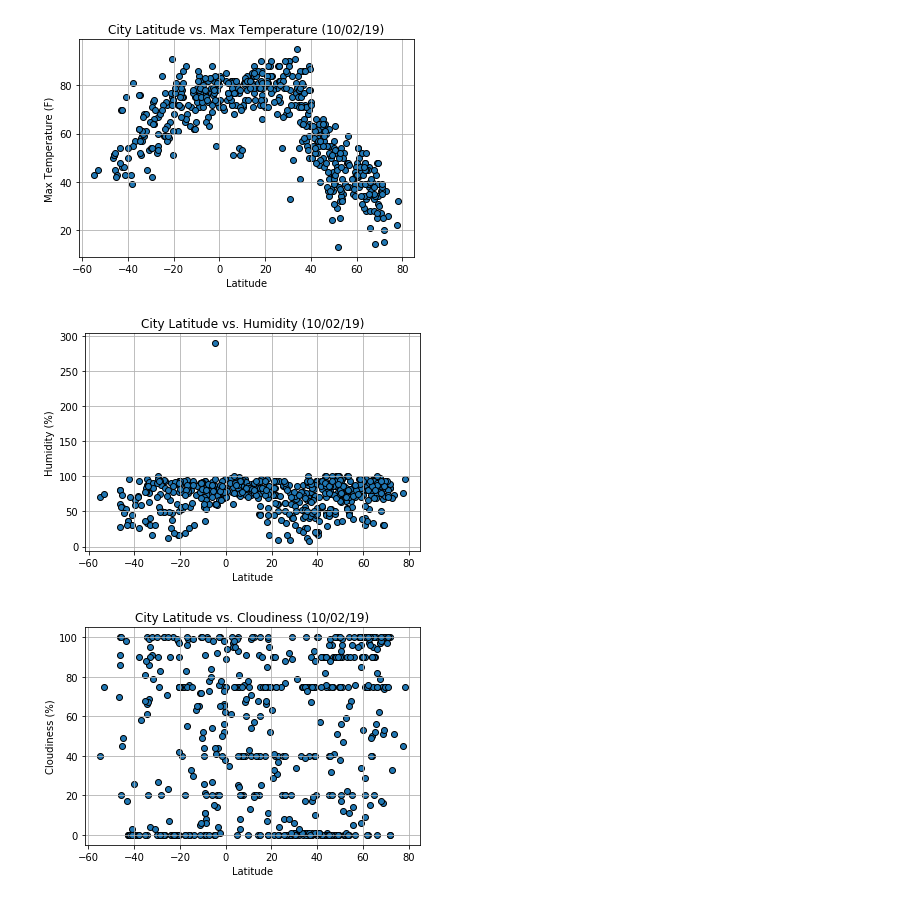
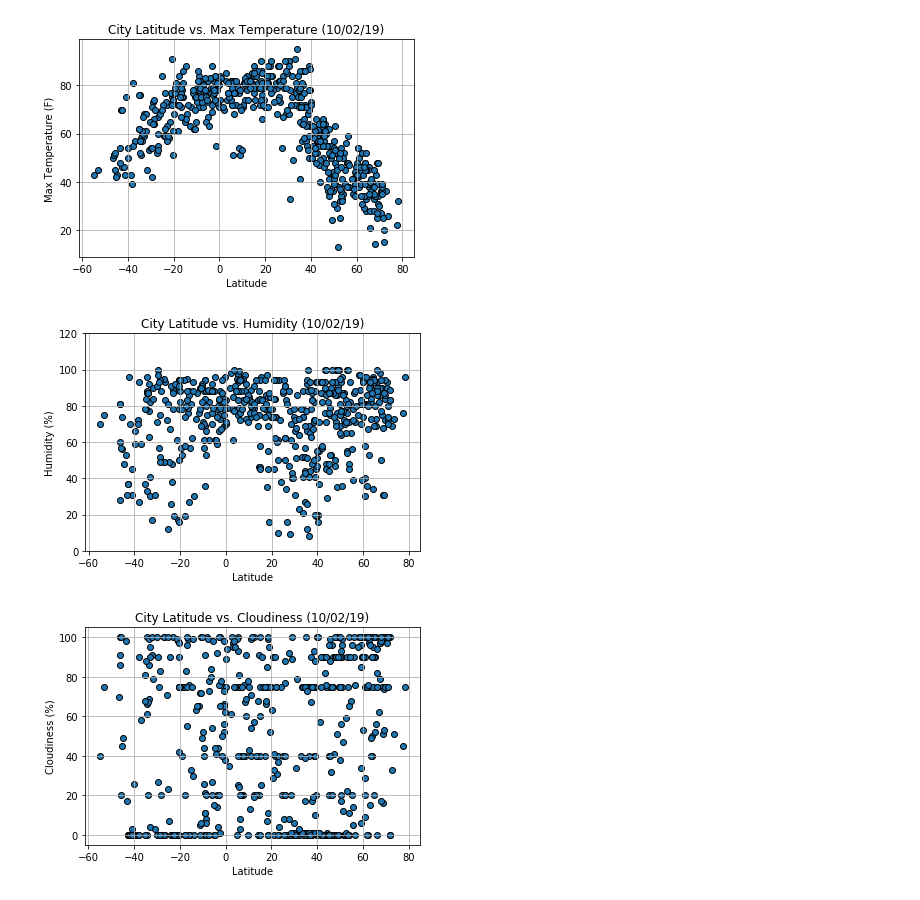
Before and after one commit to mitchellcapell95/Python-APIs, a Jupyter notebook: WeatherPy.ipynb, the cells around one changed output. Cells and saved outputs as stored; diff of their text form; code cells hidden in the pictures.

```diff
--- a/WeatherPy.ipynb
+++ b/WeatherPy.ipynb
@@ -192,21 +192,23 @@ plt.show()
 # %%
 #Latitude vs. Humidity Plot
 
 plt.scatter(final_weather_df["Lat"], final_weather_df["Humidity"], marker="o",edgecolor='black')
+
+plt.ylim(0,120)
 
 # Incorporate the other graph properties
 plt.title("City Latitude vs. Humidity (10/02/19)")
 plt.ylabel("Humidity (%)")
 plt.xlabel("Latitude")
 plt.grid(True)
 
 # Save the figure
 plt.savefig("Lat&Humid.png")
 
 # Show plot
 plt.show()
 # %% [output]
-[figure, old version]
+[figure, new version]
 # %%
 # Latitude vs. Cloudiness Plot
 
```
Also changed, not shown: 1 other file.
